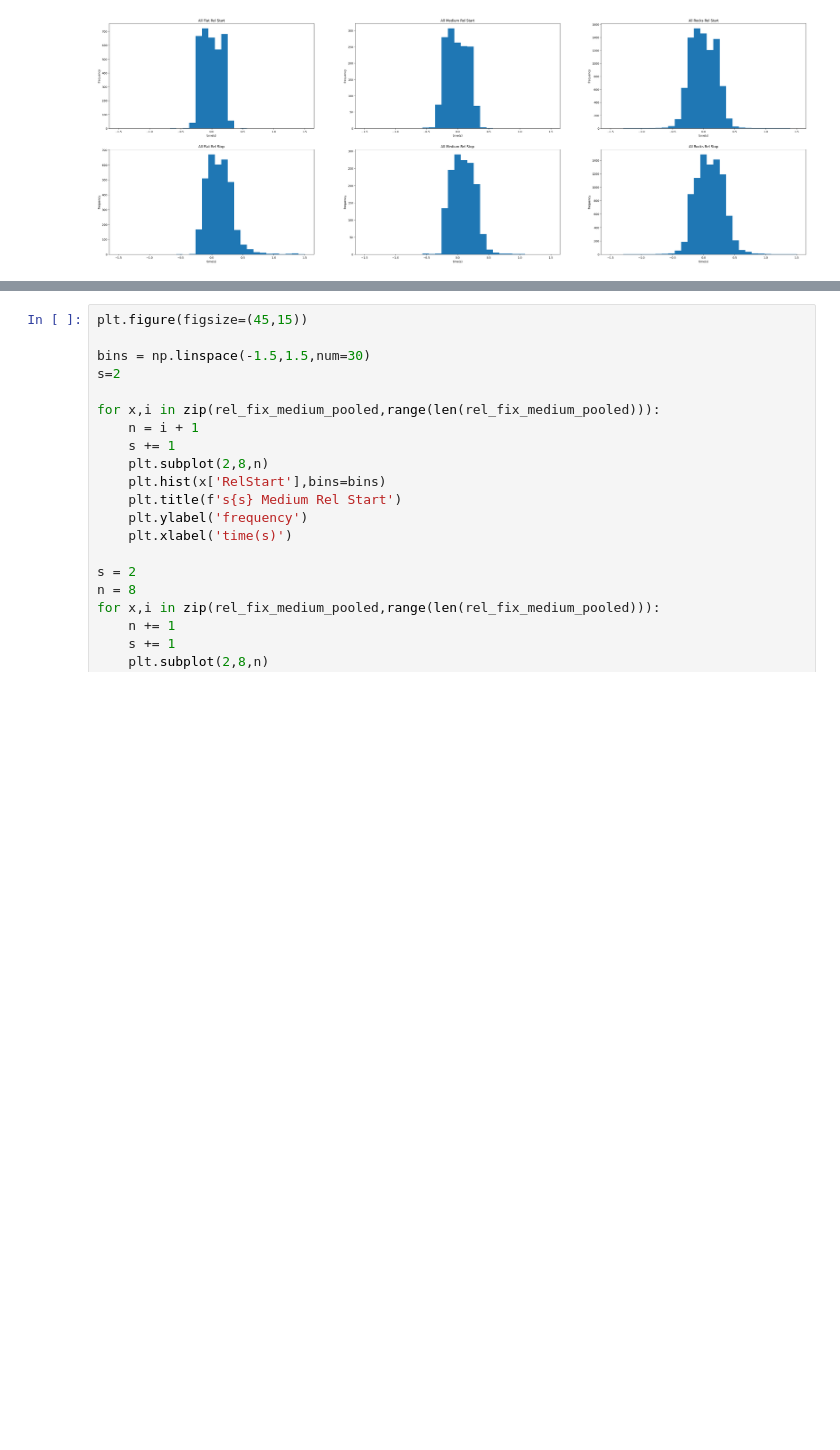
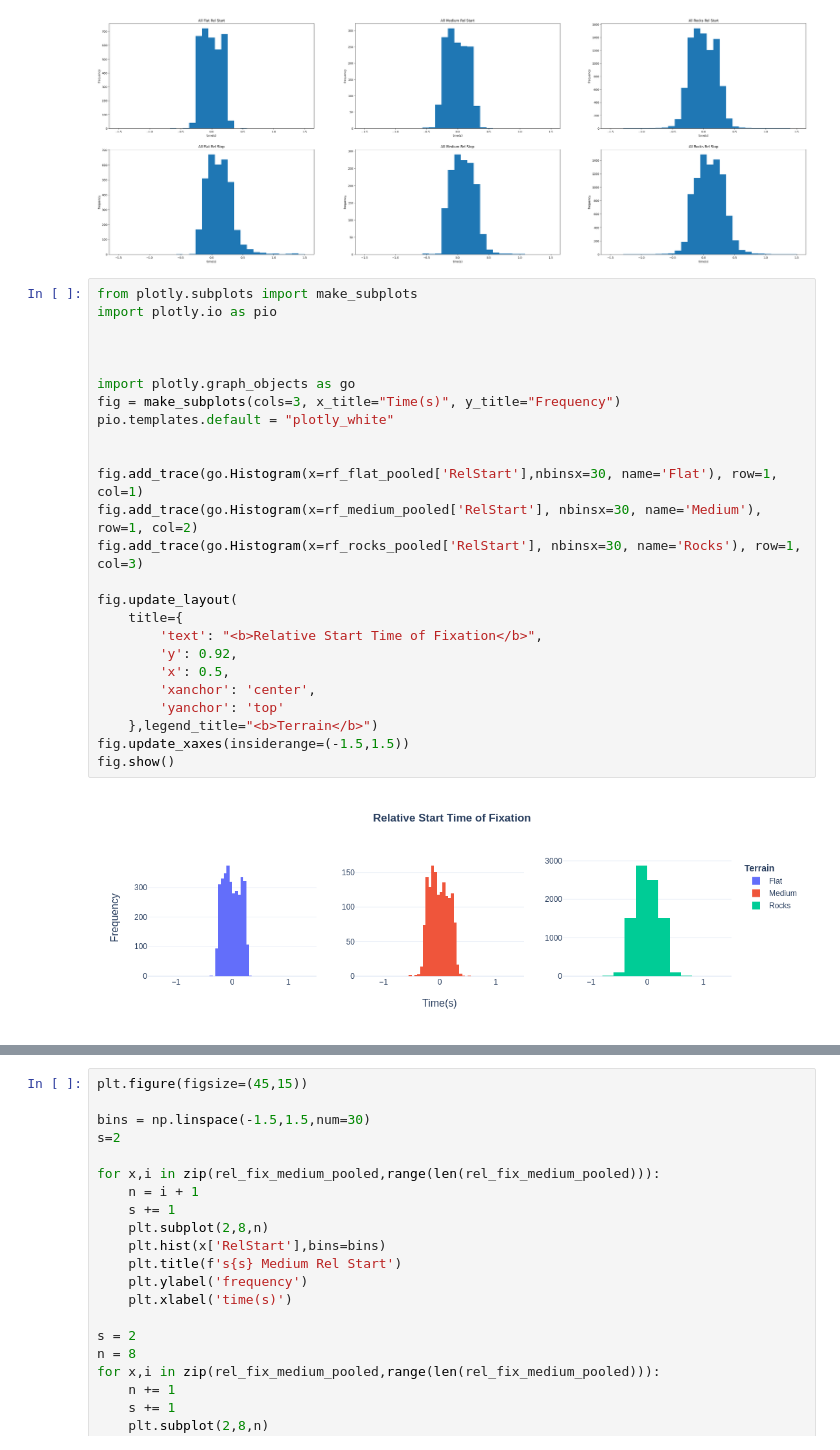
Before and after one commit to BonnenLab/visualize-skelly-laser-environment, a Jupyter notebook: fixations-vs-feet.ipynb, the cells around one changed output, grey strips where cells are left out. Drawn from its saved outputs; the diff is of its cells as text; blank space fills up the shorter version.

Commit message:
making figures

```diff
--- a/fixations-vs-feet.ipynb
+++ b/fixations-vs-feet.ipynb
@@ -387,3 +395,30 @@ plt.xlabel('time(s)')
 plt.savefig('hists.png')
 # %% [output]
 [figure]
+# %%
+from plotly.subplots import make_subplots
+import plotly.io as pio
+
+
+
+import plotly.graph_objects as go
+fig = make_subplots(cols=3, x_title="Time(s)", y_title="Frequency")
+pio.templates.default = "plotly_white"
+
+
+fig.add_trace(go.Histogram(x=rf_flat_pooled['RelStart'],nbinsx=30, name='Flat'), row=1, col=1)
+fig.add_trace(go.Histogram(x=rf_medium_pooled['RelStart'], nbinsx=30, name='Medium'), row=1, col=2)
+fig.add_trace(go.Histogram(x=rf_rocks_pooled['RelStart'], nbinsx=30, name='Rocks'), row=1, col=3)
+
+fig.update_layout(
+    title={
+        'text': "<b>Relative Start Time of Fixation</b>",
+        'y': 0.92,
+        'x': 0.5,
+        'xanchor': 'center',
+        'yanchor': 'top'
+    },legend_title="<b>Terrain</b>")
+fig.update_xaxes(insiderange=(-1.5,1.5))
+fig.show()
+# %% [output]
+[figure, added]
```
Also changed, not shown: parts of 3 cells of this notebook.
